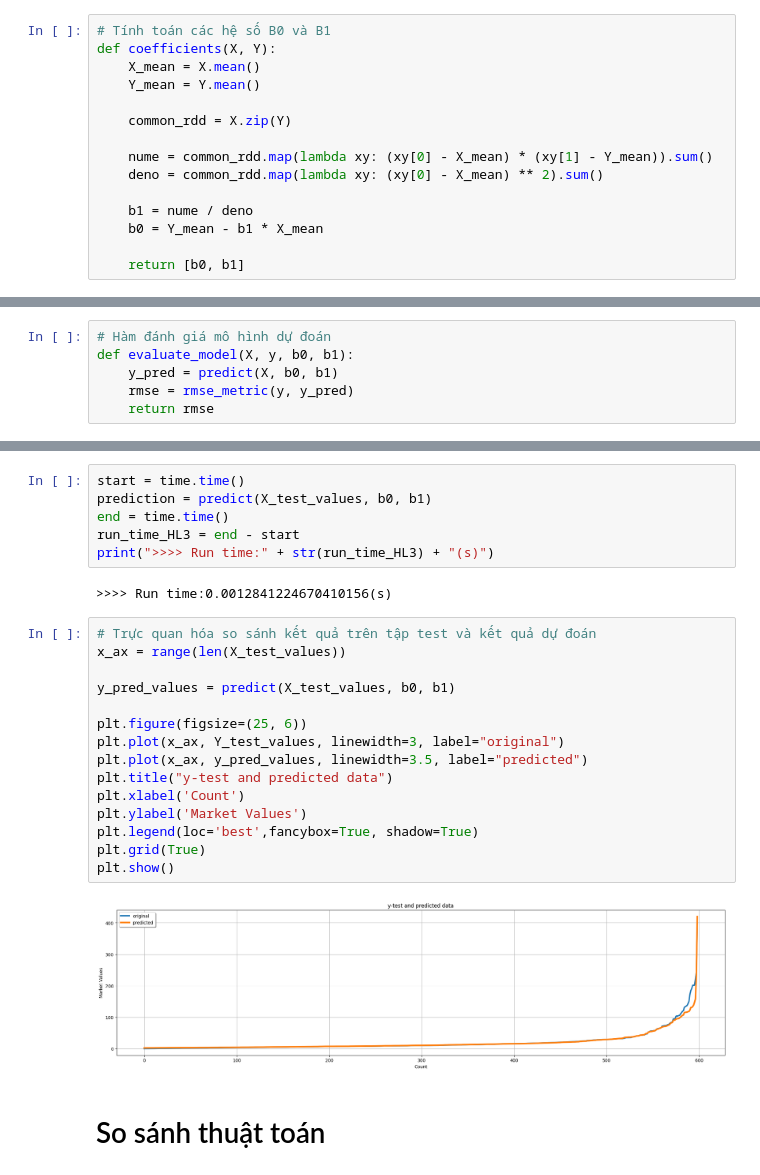
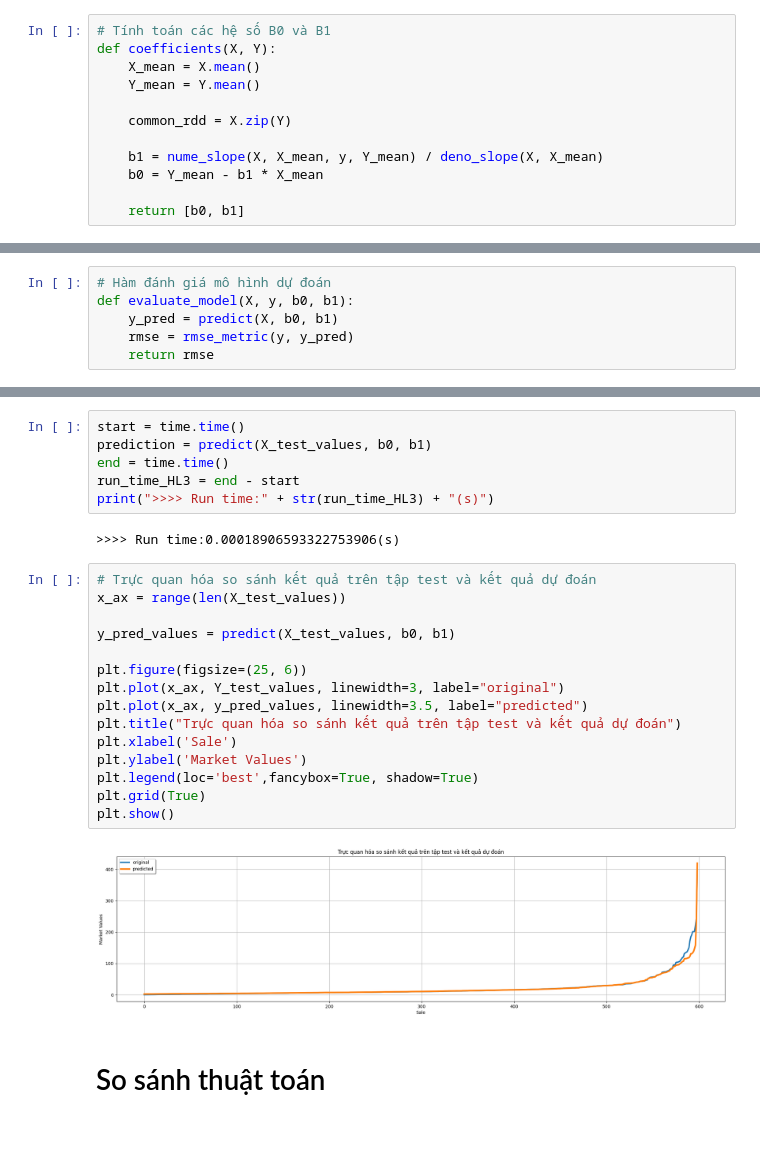
Before and after one commit to daohuyhoang9119/Big-data, a Jupyter notebook: big_data.ipynb, the cells around one changed output, grey strips where cells are left out. Cells and saved outputs as stored; diff of their text form; blank space fills up the shorter version.

```diff
--- a/big_data.ipynb
+++ b/big_data.ipynb
@@ -479,10 +499,7 @@ def coefficients(X, Y):
 
     common_rdd = X.zip(Y)
 
-    nume = common_rdd.map(lambda xy: (xy[0] - X_mean) * (xy[1] - Y_mean)).sum()
-    deno = common_rdd.map(lambda xy: (xy[0] - X_mean) ** 2).sum()
-
-    b1 = nume / deno
+    b1 = nume_slope(X, X_mean, y, Y_mean) / deno_slope(X, X_mean)
     b0 = Y_mean - b1 * X_mean
 
     return [b0, b1]
@@ -801,24 +824,24 @@ end = time.time()
 run_time_HL3 = end - start
 print(">>>> Run time:" + str(run_time_HL3) + "(s)")
 # %% [output]
->>>> Run time:0.0012841224670410156(s)
+>>>> Run time:0.00018906593322753906(s)
 # %%
 # Trực quan hóa so sánh kết quả trên tập test và kết quả dự đoán
 x_ax = range(len(X_test_values))
 
 y_pred_values = predict(X_test_values, b0, b1)
 
 plt.figure(figsize=(25, 6))
 plt.plot(x_ax, Y_test_values, linewidth=3, label="original")
 plt.plot(x_ax, y_pred_values, linewidth=3.5, label="predicted")
-plt.title("y-test and predicted data")
-plt.xlabel('Count')
+plt.title("Trực quan hóa so sánh kết quả trên tập test và kết quả dự đoán")
+plt.xlabel('Sale')
 plt.ylabel('Market Values')
 plt.legend(loc='best',fancybox=True, shadow=True)
 plt.grid(True)
 plt.show()
 # %% [output]
-[figure, old version]
+[figure, new version]
 # %% [markdown]
 # So sánh thuật toán
 # %%
```
Also changed, not shown: parts of 28 cells of this notebook.
